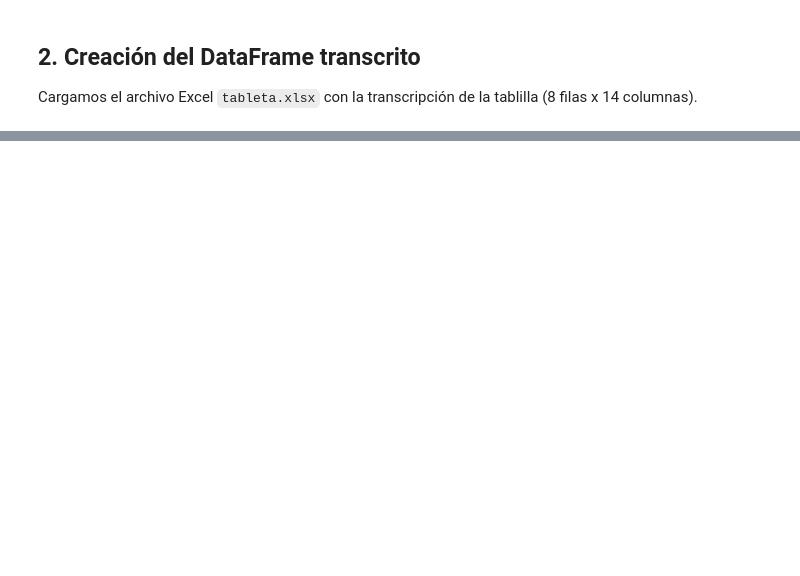
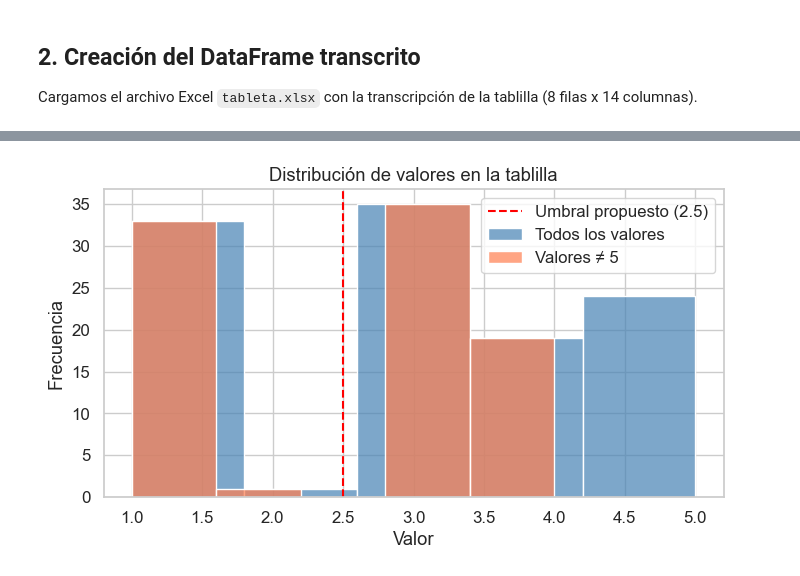
Before and after one commit to runciter2078/AnalisisTabletaCerroMacareno, a Jupyter notebook: analisis.ipynb, the cells around one changed output, grey strips where cells are left out. Drawn from its saved outputs; the diff is of its cells as text; code cells hidden in the pictures; blank space fills up the shorter version.

```diff
--- a/analisis.ipynb
+++ b/analisis.ipynb
@@ -37,0 +74,22 @@ display(df)
+# %%
+# --- Análisis estadístico preliminar ---
+# Usamos el DataFrame cargado previamente: df
+
+# Convertir el DataFrame a una matriz NumPy (en caso de ser necesario)
+grid_original = df.values.astype(float)
+
+# Extraemos todos los valores de la matriz
+todos_valores = grid_original.flatten()
+
+# Seleccionamos los valores distintos de 5 (excluimos las casillas en blanco)
+valores_no_blancos = todos_valores[todos_valores != 5]
+
+# Cálculo de estadísticas descriptivas sobre los valores distintos de 5
+media = valores_no_blancos.mean()
+mediana = np.median(valores_no_blancos)
+std = valores_no_blancos.std()
+
+print("Estadísticas descriptivas (excluyendo casillas en blanco, valor 5):")
+print(f"Media: {media:.2f}")
+print(f"Mediana: {mediana:.2f}")
+print(f"Desviación estándar: {std:.2f}")
@@ -37,0 +109,12 @@ display(df)
+# %%
+plt.figure(figsize=(8, 4))
+sns.histplot(todos_valores, color='steelblue', alpha=0.7, label='Todos los valores', bins=5)
+sns.histplot(valores_no_blancos, color='coral', alpha=0.7, label='Valores ≠ 5', bins=5)
+plt.axvline(x=2.5, color='red', linestyle='--', label='Umbral propuesto (2.5)')
+plt.title("Distribución de valores en la tablilla")
+plt.xlabel("Valor")
+plt.ylabel("Frecuencia")
+plt.legend()
+plt.show()
+# %% [output]
+[figure, added]
```
Also changed, not shown: parts of 44 cells of this notebook.
